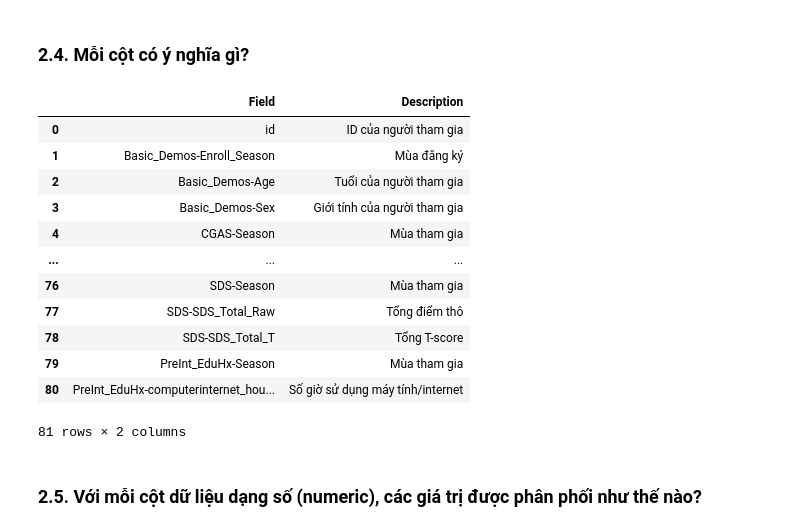
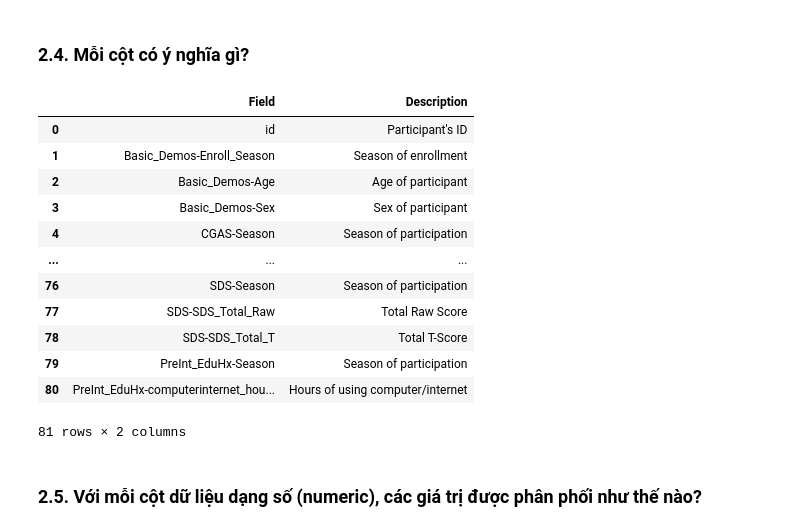
Before and after one commit to xxtnguyn/LTKHDL_Final, a Jupyter notebook: Final_Project.ipynb, the cells around one changed output. Cells and saved outputs as stored; diff of their text form; code cells hidden in the pictures.

```diff
--- a/Final_Project.ipynb
+++ b/Final_Project.ipynb
@@ -96,21 +96,21 @@ Không có sự trùng lặp dữ liệu trong tập dữ liệu.
 # %% [markdown]
 ### **2.4. Mỗi cột có ý nghĩa gì?**
 # %%
-description = pd.read_csv('Data/translated-data-dictionary.csv',sep='\t')
+description = pd.read_csv('Data/data_dictionary.csv')
 description[['Field','Description']]
 # %% [output]
 |  | Field | Description |
-| 0 | id | ID của người tham gia |
-| 1 | Basic_Demos-Enroll_Season | Mùa đăng ký |
-| 2 | Basic_Demos-Age | Tuổi của người tham gia |
-| 3 | Basic_Demos-Sex | Giới tính của người tham gia |
-| 4 | CGAS-Season | Mùa tham gia |
+| 0 | id | Participant's ID |
+| 1 | Basic_Demos-Enroll_Season | Season of enrollment |
+| 2 | Basic_Demos-Age | Age of participant |
+| 3 | Basic_Demos-Sex | Sex of participant |
+| 4 | CGAS-Season | Season of participation |
 | ... | ... | ... |
-| 76 | SDS-Season | Mùa tham gia |
-| 77 | SDS-SDS_Total_Raw | Tổng điểm thô |
-| 78 | SDS-SDS_Total_T | Tổng T-score |
-| 79 | PreInt_EduHx-Season | Mùa tham gia |
-| 80 | PreInt_EduHx-computerinternet_hou... | Số giờ sử dụng máy tính/internet |
+| 76 | SDS-Season | Season of participation |
+| 77 | SDS-SDS_Total_Raw | Total Raw Score |
+| 78 | SDS-SDS_Total_T | Total T-Score |
+| 79 | PreInt_EduHx-Season | Season of participation |
+| 80 | PreInt_EduHx-computerinternet_hou... | Hours of using computer/internet |
 81 rows × 2 columns
 # %% [markdown]
 ### **2.5. Với mỗi cột dữ liệu dạng số (numeric), các giá trị được phân phối như thế nào?**
```
Also changed, not shown: parts of 16 cells of this notebook.
